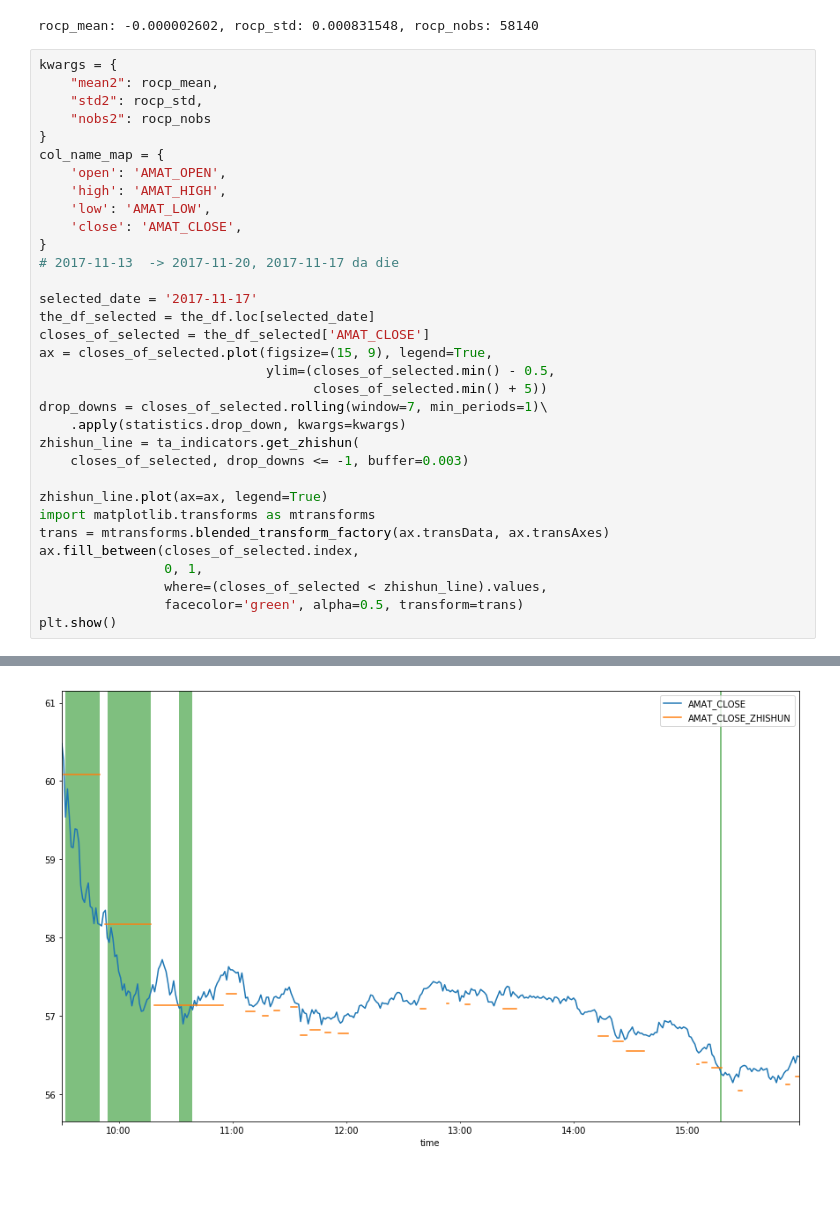
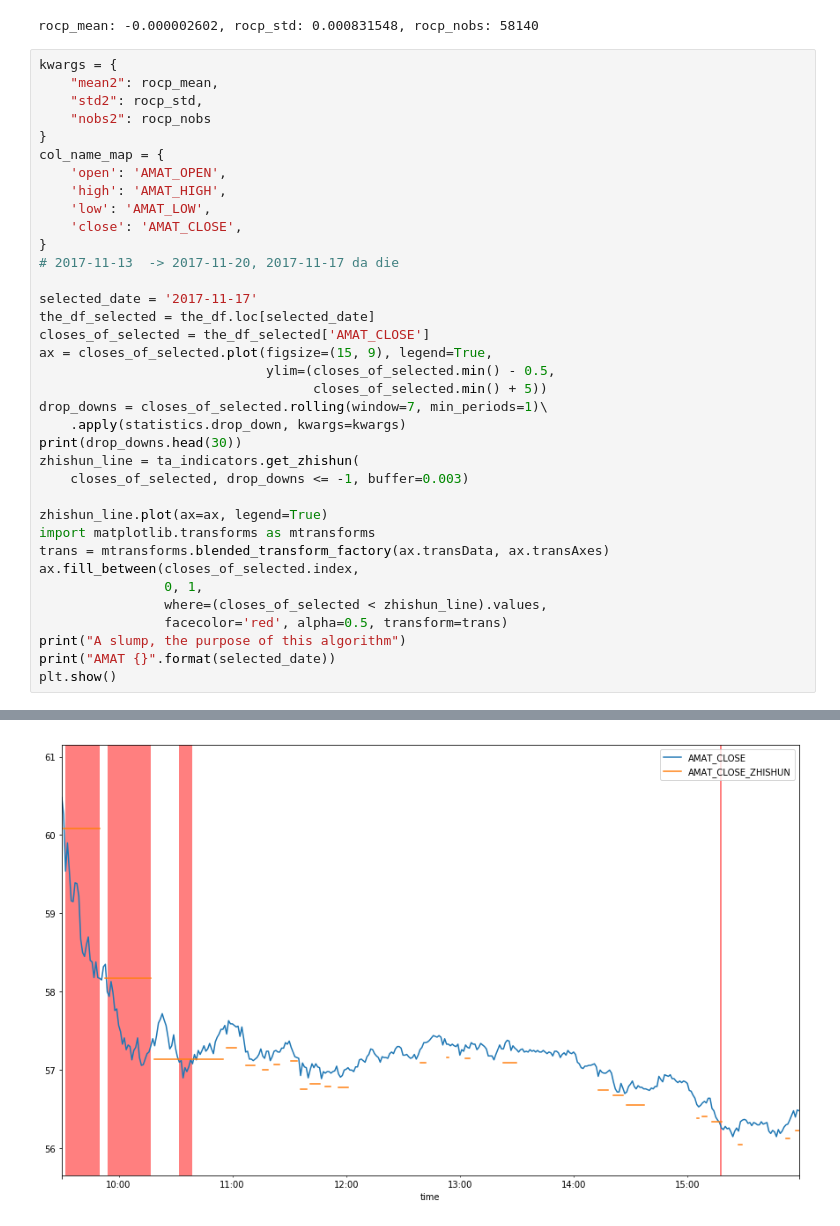
Before and after one commit to bovetliu/udacity_p_f, a Jupyter notebook: src/analytic/notebooks/avoid_slump.ipynb, the cells around one changed output, grey strips where cells are left out. Cells and saved outputs as stored; diff of their text form; blank space fills up the shorter version.

```diff
--- a/src/analytic/notebooks/avoid_slump.ipynb
+++ b/src/analytic/notebooks/avoid_slump.ipynb
@@ -69,6 +69,7 @@ ax = closes_of_selected.plot(figsize=(15, 9), legend=True,
                                    closes_of_selected.min() + 5))
 drop_downs = closes_of_selected.rolling(window=7, min_periods=1)\
     .apply(statistics.drop_down, kwargs=kwargs)
+print(drop_downs.head(30))
 zhishun_line = ta_indicators.get_zhishun(
     closes_of_selected, drop_downs <= -1, buffer=0.003)
 
@@ -78,6 +79,8 @@ trans = mtransforms.blended_transform_factory(ax.transData, ax.transAxes)
 ax.fill_between(closes_of_selected.index,
                 0, 1,
                 where=(closes_of_selected < zhishun_line).values,
-                facecolor='green', alpha=0.5, transform=trans)
+                facecolor='red', alpha=0.5, transform=trans)
+print("A slump, the purpose of this algorithm")
+print("AMAT {}".format(selected_date))
 plt.show()
 # %% [output]
@@ -84 +104 @@ plt.show()
-[figure, old version]
+[figure, new version]
```
Also changed, not shown: parts of 7 cells of this notebook, 4 other files.
